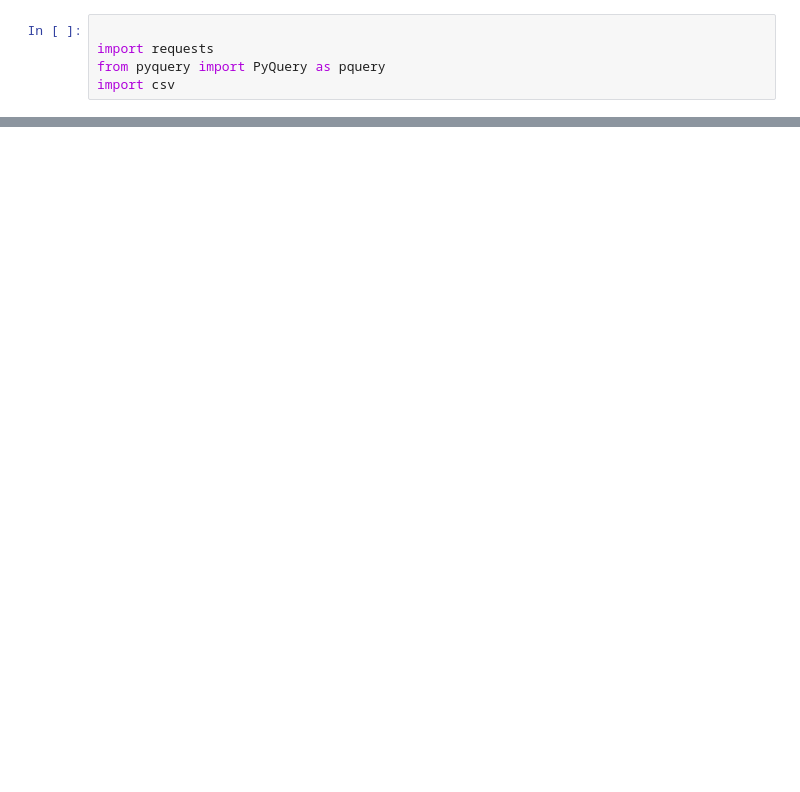
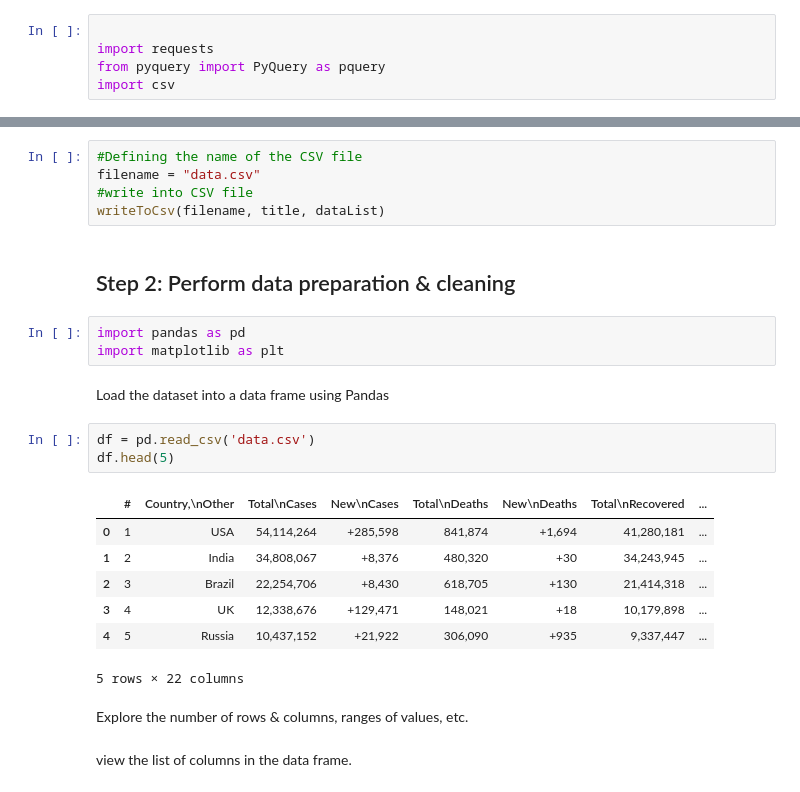
Before and after one commit to Siyanho/project, a Jupyter notebook: Part3.ipynb, the cells around one changed output, grey strips where cells are left out. Saved outputs shown, nothing was run; the diff lists cells and outputs as text; blank space fills up the shorter version.

```diff
--- a/Part3.ipynb
+++ b/Part3.ipynb
@@ -32,0 +113,27 @@ print(response.text)
+# %%
+#Defining the name of the CSV file
+filename = "data.csv"
+#write into CSV file
+writeToCsv(filename, title, dataList)
+# %% [markdown]
+## Step 2: Perform data preparation & cleaning
+# %%
+import pandas as pd
+import matplotlib as plt
+# %% [markdown]
+Load the dataset into a data frame using Pandas
+# %%
+df = pd.read_csv('data.csv')
+df.head(5)
+# %% [output]
+|  | # | Country,\nOther | Total\nCases | New\nCases | Total\nDeaths | New\nDeaths | Total\nRecovered | ... |
+| 0 | 1 | USA | 54,114,264 | +285,598 | 841,874 | +1,694 | 41,280,181 | ... |
+| 1 | 2 | India | 34,808,067 | +8,376 | 480,320 | +30 | 34,243,945 | ... |
+| 2 | 3 | Brazil | 22,254,706 | +8,430 | 618,705 | +130 | 21,414,318 | ... |
+| 3 | 4 | UK | 12,338,676 | +129,471 | 148,021 | +18 | 10,179,898 | ... |
+| 4 | 5 | Russia | 10,437,152 | +21,922 | 306,090 | +935 | 9,337,447 | ... |
+5 rows × 22 columns
+# %% [markdown]
+Explore the number of rows & columns, ranges of values, etc.
+# %% [markdown]
+view the list of columns in the data frame.
```
Also changed, not shown: parts of 26 cells of this notebook.
